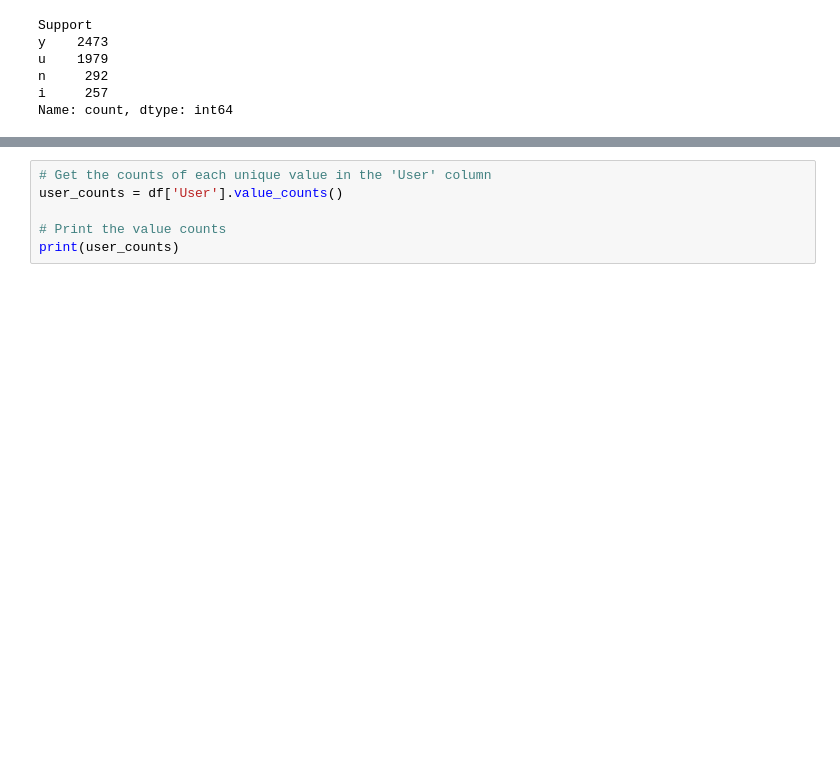
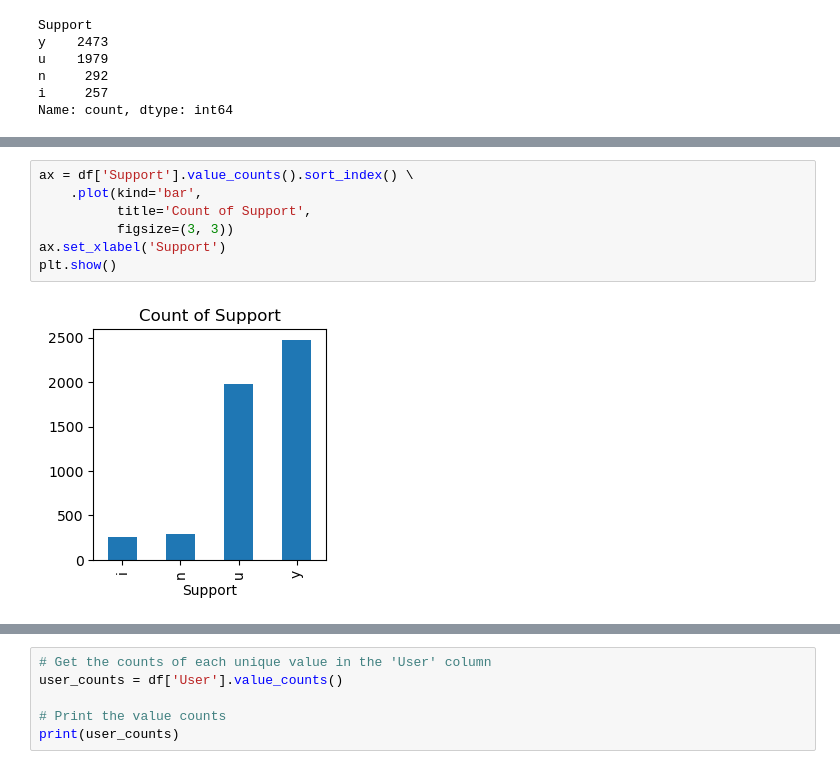
Before and after one commit to lusavkaedu/wallstreetbets, a Jupyter notebook: notebooks/01_Labelled_EDA_cleaning.ipynb, the cells around one changed output, grey strips where cells are left out. Drawn from its saved outputs; the diff is of its cells as text; blank space fills up the shorter version.

```diff
--- a/notebooks/01_Labelled_EDA_cleaning.ipynb
+++ b/notebooks/01_Labelled_EDA_cleaning.ipynb
@@ -159,0 +215,9 @@ Name: count, dtype: int64
+# %%
+ax = df['Support'].value_counts().sort_index() \
+    .plot(kind='bar',
+          title='Count of Support',
+          figsize=(3, 3))
+ax.set_xlabel('Support')
+plt.show()
+# %% [output]
+[figure, added]
```
Also changed, not shown: parts of 44 cells of this notebook.
